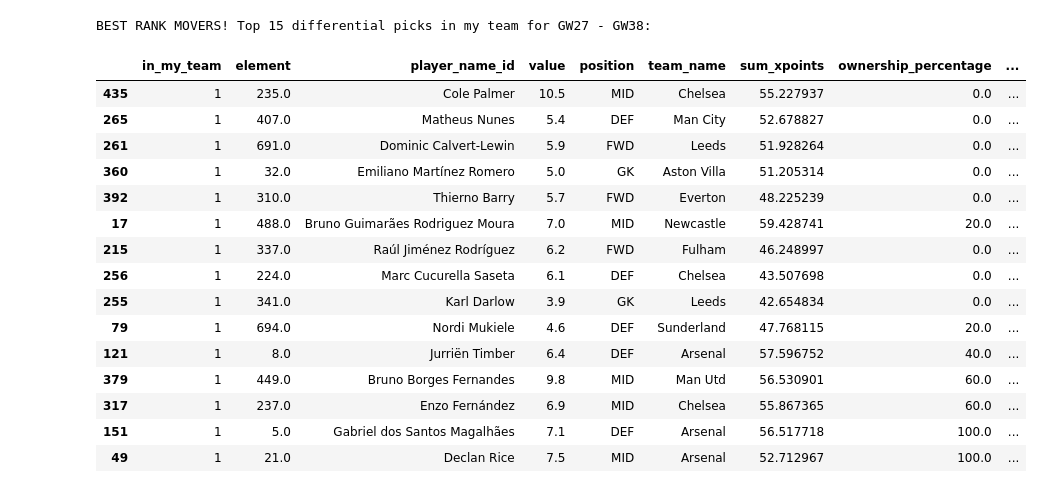
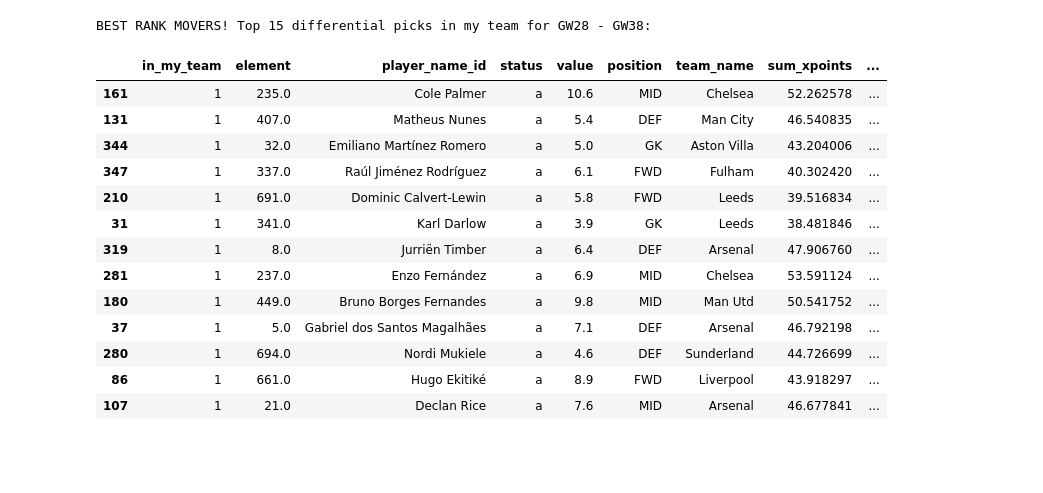
Before and after one commit to chrisimpacts/FPL-Points-Predictor, a Jupyter notebook: DIVX-Team-Analysis.ipynb, the cells around one changed output. Cells and saved outputs as stored; diff of their text form; code cells hidden in the pictures; blank space fills up the shorter version.

```diff
--- a/DIVX-Team-Analysis.ipynb
+++ b/DIVX-Team-Analysis.ipynb
@@ -6,7 +6,7 @@ import time
 start=time.perf_counter()
 # %%
 #add this info to a settings dict?
-current_gw = 26
+current_gw = 27
 stats_current_gameweek = current_gw
 picks_current_gameweek = current_gw
 current_season = 20252026
@@ -145,8 +124,14 @@ Best players for next 5 gameweeks with exponential decay (normalized): GW27 to G
 # %%
 print(f"\nTop 20 predicted xPoints between {picks_current_gameweek+1} and {picks_current_gameweek+5}:")
 next5gw_predictions = db_creator.run_sql(f"""
+    WITH predictions_status AS (
+    SELECT *
+    FROM predictions
+    LEFT JOIN player_status ON predictions.element = player_status.id
+    )
     SELECT
         player_name_id,
+        status,
         position,
         team_name,
         value/10 as value,
@@ -156,11 +141,12 @@ next5gw_predictions = db_creator.run_sql(f"""
         ROUND(AVG(xgp90_pred),3) AS avg_xgp90_pred,
         ROUND(AVG(xap90_pred),3) AS avg_xap90_pred,
         ROUND(AVG(xgcp90_pred),3) AS avg_xgcp90_pred
-    FROM predictions
+    FROM predictions_status
     WHERE event BETWEEN {picks_current_gameweek+1} AND {picks_current_gameweek+5}
+        AND status IN ('a', 'd')
         -- AND position = 'FWD'
         -- AND value <= 45
-    GROUP BY player_name_id, position, team_name, value
+    GROUP BY player_name_id, status, position, team_name, value
     ORDER BY total_xpoints DESC
 """)
 next5gw_predictions.head(20)
@@ -236,4 +213,10 @@ view
 # %%
+alpha = 0.5
+# blending factor α (alpha) between 0 and 1, where:
+# α = 0 → pure ownership-weighted (current behaviour)
+# α = 1 → pure absolute points
+# α = 0.5 → equal blend
+
 ownership_weighted_predictions = db_creator.run_sql(f"""
     WITH member_points AS (
         SELECT
@@ -263,9 +246,10 @@ ownership_weighted_predictions = db_creator.run_sql(f"""
     latest_predictions AS (
         SELECT *
         FROM predictions
+        LEFT JOIN player_status ON predictions.element = player_status.id
         WHERE prediction_timestamp = (
             SELECT MAX(prediction_timestamp)
-            FROM predictions
+        FROM predictions
         )
     ),
     current_divx_picks AS (
@@ -280,6 +264,7 @@ ownership_weighted_predictions = db_creator.run_sql(f"""
             CASE WHEN mt.element IS NOT NULL THEN 1 ELSE 0 END AS in_my_team,
             p.element,
             p.player_name_id,
+            p.status,
             p.value/10 AS value,
             p.position,
             p.team_name,
@@ -291,60 +276,57 @@ ownership_weighted_predictions = db_creator.run_sql(f"""
             ON cdx.element = p.element
         LEFT JOIN my_team mt
             ON mt.element = p.element
+        WHERE p.status IN ('a', 'd')
     ),
     aggregated_stats AS (
         SELECT
             in_my_team,
             element,
             player_name_id,
+            status,
             value,
             position,
             team_name,
             SUM(xpoints) AS sum_xpoints,
             --MAX(ownership_ratio) AS ownership_ratio,
             MAX(ownership_ratio) * 100 AS ownership_percentage,
             SUM(xpoints) * (1 - MAX(ownership_ratio)) AS weighted_xpoints_gain,
             -1 * SUM(xpoints) * (MAX(ownership_ratio)) AS weighted_xpoints_loss,
-            CASE
-                WHEN in_my_team = 1 THEN SUM(xpoints) * (1 - MAX(ownership_ratio))
-                ELSE 0
-            END AS weighted_xpoints_picks_gain,
-            CASE
-                WHEN in_my_team = 0 THEN SUM(xpoints) * MAX(ownership_ratio) * -1
-                ELSE 0
-            END AS weighted_xpoints_team_picks_loss
+            CASE WHEN in_my_team = 1 THEN SUM(xpoints) * (1 - MAX(ownership_ratio)) ELSE 0
+                END AS weighted_xpoints_picks_gain,
+            CASE WHEN in_my_team = 0 THEN SUM(xpoints) * MAX(ownership_ratio) * -1 ELSE 0
+                END AS weighted_xpoints_team_picks_loss
         FROM player_ownership
         WHERE event BETWEEN {current_gw + 1} AND 38
-        GROUP BY in_my_team, element, player_name_id, value, position, team_name
+        GROUP BY in_my_team, element, player_name_id, status, value, position, team_name
     )
     SELECT
         *,
         weighted_xpoints_gain + weighted_xpoints_loss AS xpoints_net_gain,
         weighted_xpoints_picks_gain + weighted_xpoints_team_picks_loss AS xpoints_net_team_value
+        -- {alpha} * sum_xpoints + (1 - {alpha}) * (weighted_xpoints_gain) AS blended_score -- Not working because wighted_gain can be negative and outweigh the absolute points, need to rethink how to blend these.
     FROM aggregated_stats
 """)
 
 print(f"BEST RANK MOVERS! Top 15 differential picks in my team for GW{current_gw + 1} - GW38:")
 in_my_team_filter = ownership_weighted_predictions['in_my_team'] == 1
 ownership_weighted_predictions[in_my_team_filter].sort_values(by='xpoints_net_team_value', ascending=False)
 # %% [output]
-BEST RANK MOVERS! Top 15 differential picks in my team for GW27 - GW38:
+BEST RANK MOVERS! Top 15 differential picks in my team for GW28 - GW38:
-|  | in_my_team | element | player_name_id | value | position | team_name | sum_xpoints | ownership_percentage | ... |
-| 435 | 1 | 235.0 | Cole Palmer | 10.5 | MID | Chelsea | 55.227937 | 0.0 | ... |
-| 265 | 1 | 407.0 | Matheus Nunes | 5.4 | DEF | Man City | 52.678827 | 0.0 | ... |
-| 261 | 1 | 691.0 | Dominic Calvert-Lewin | 5.9 | FWD | Leeds | 51.928264 | 0.0 | ... |
-| 360 | 1 | 32.0 | Emiliano Martínez Romero | 5.0 | GK | Aston Villa | 51.205314 | 0.0 | ... |
-| 392 | 1 | 310.0 | Thierno Barry | 5.7 | FWD | Everton | 48.225239 | 0.0 | ... |
-| 17 | 1 | 488.0 | Bruno Guimarães Rodriguez Moura | 7.0 | MID | Newcastle | 59.428741 | 20.0 | ... |
-| 215 | 1 | 337.0 | Raúl Jiménez Rodríguez | 6.2 | FWD | Fulham | 46.248997 | 0.0 | ... |
-| 256 | 1 | 224.0 | Marc Cucurella Saseta | 6.1 | DEF | Chelsea | 43.507698 | 0.0 | ... |
-| 255 | 1 | 341.0 | Karl Darlow | 3.9 | GK | Leeds | 42.654834 | 0.0 | ... |
-| 79 | 1 | 694.0 | Nordi Mukiele | 4.6 | DEF | Sunderland | 47.768115 | 20.0 | ... |
-| 121 | 1 | 8.0 | Jurriën Timber | 6.4 | DEF | Arsenal | 57.596752 | 40.0 | ... |
-| 379 | 1 | 449.0 | Bruno Borges Fernandes | 9.8 | MID | Man Utd | 56.530901 | 60.0 | ... |
-| 317 | 1 | 237.0 | Enzo Fernández | 6.9 | MID | Chelsea | 55.867365 | 60.0 | ... |
-| 151 | 1 | 5.0 | Gabriel dos Santos Magalhães | 7.1 | DEF | Arsenal | 56.517718 | 100.0 | ... |
-| 49 | 1 | 21.0 | Declan Rice | 7.5 | MID | Arsenal | 52.712967 | 100.0 | ... |
+|  | in_my_team | element | player_name_id | status | value | position | team_name | sum_xpoints | ... |
+| 161 | 1 | 235.0 | Cole Palmer | a | 10.6 | MID | Chelsea | 52.262578 | ... |
+| 131 | 1 | 407.0 | Matheus Nunes | a | 5.4 | DEF | Man City | 46.540835 | ... |
+| 344 | 1 | 32.0 | Emiliano Martínez Romero | a | 5.0 | GK | Aston Villa | 43.204006 | ... |
+| 347 | 1 | 337.0 | Raúl Jiménez Rodríguez | a | 6.1 | FWD | Fulham | 40.302420 | ... |
+| 210 | 1 | 691.0 | Dominic Calvert-Lewin | a | 5.8 | FWD | Leeds | 39.516834 | ... |
+| 31 | 1 | 341.0 | Karl Darlow | a | 3.9 | GK | Leeds | 38.481846 | ... |
+| 319 | 1 | 8.0 | Jurriën Timber | a | 6.4 | DEF | Arsenal | 47.906760 | ... |
+| 281 | 1 | 237.0 | Enzo Fernández | a | 6.9 | MID | Chelsea | 53.591124 | ... |
+| 180 | 1 | 449.0 | Bruno Borges Fernandes | a | 9.8 | MID | Man Utd | 50.541752 | ... |
+| 37 | 1 | 5.0 | Gabriel dos Santos Magalhães | a | 7.1 | DEF | Arsenal | 46.792198 | ... |
+| 280 | 1 | 694.0 | Nordi Mukiele | a | 4.6 | DEF | Sunderland | 44.726699 | ... |
+| 86 | 1 | 661.0 | Hugo Ekitiké | a | 8.9 | FWD | Liverpool | 43.918297 | ... |
+| 107 | 1 | 21.0 | Declan Rice | a | 7.6 | MID | Arsenal | 46.677841 | ... |
 # %%
 print(f"DONT MISS OUT! Most owned points scorers for GW{current_gw + 1} - GW38:")
 ownership_weighted_predictions.sort_values(by='xpoints_net_team_value', ascending=True).head(20)
```
Also changed, not shown: parts of 13 cells of this notebook, 1 other file.
